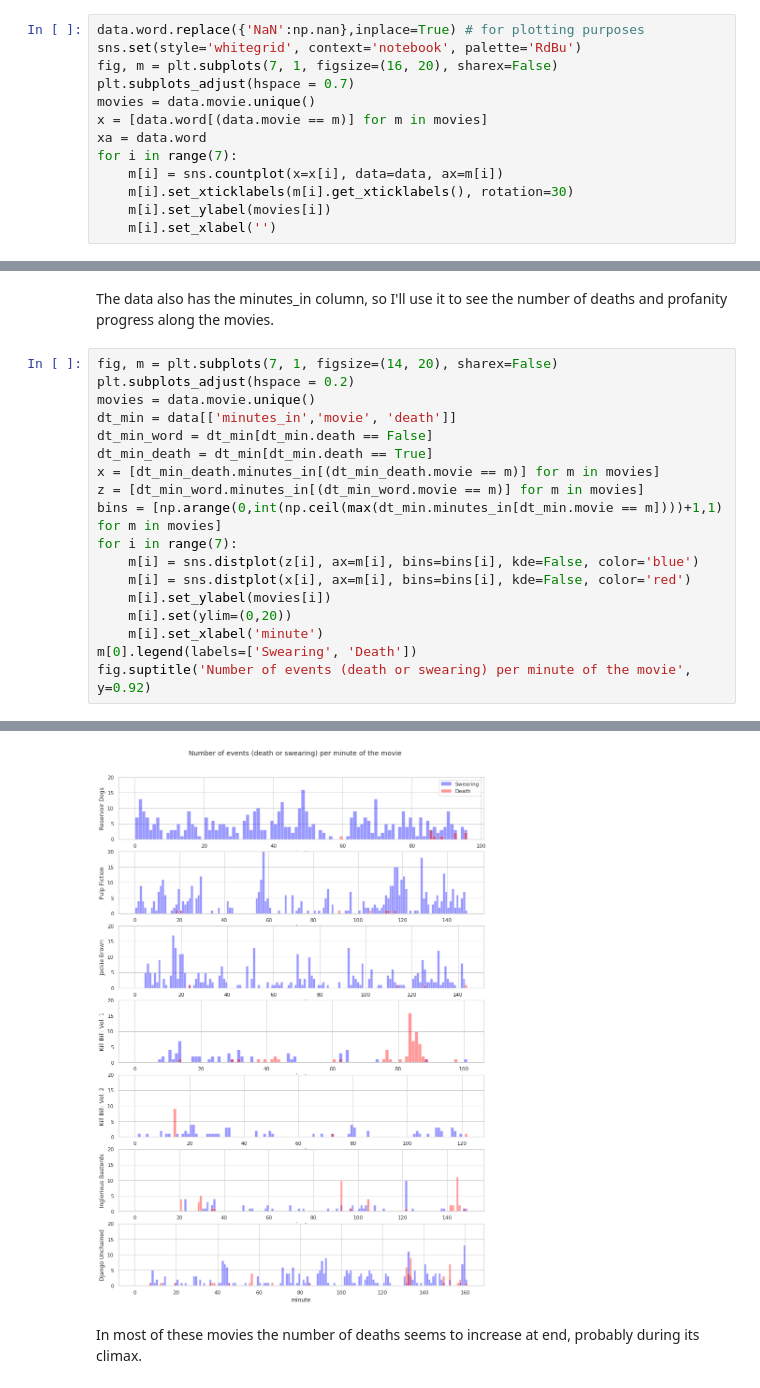
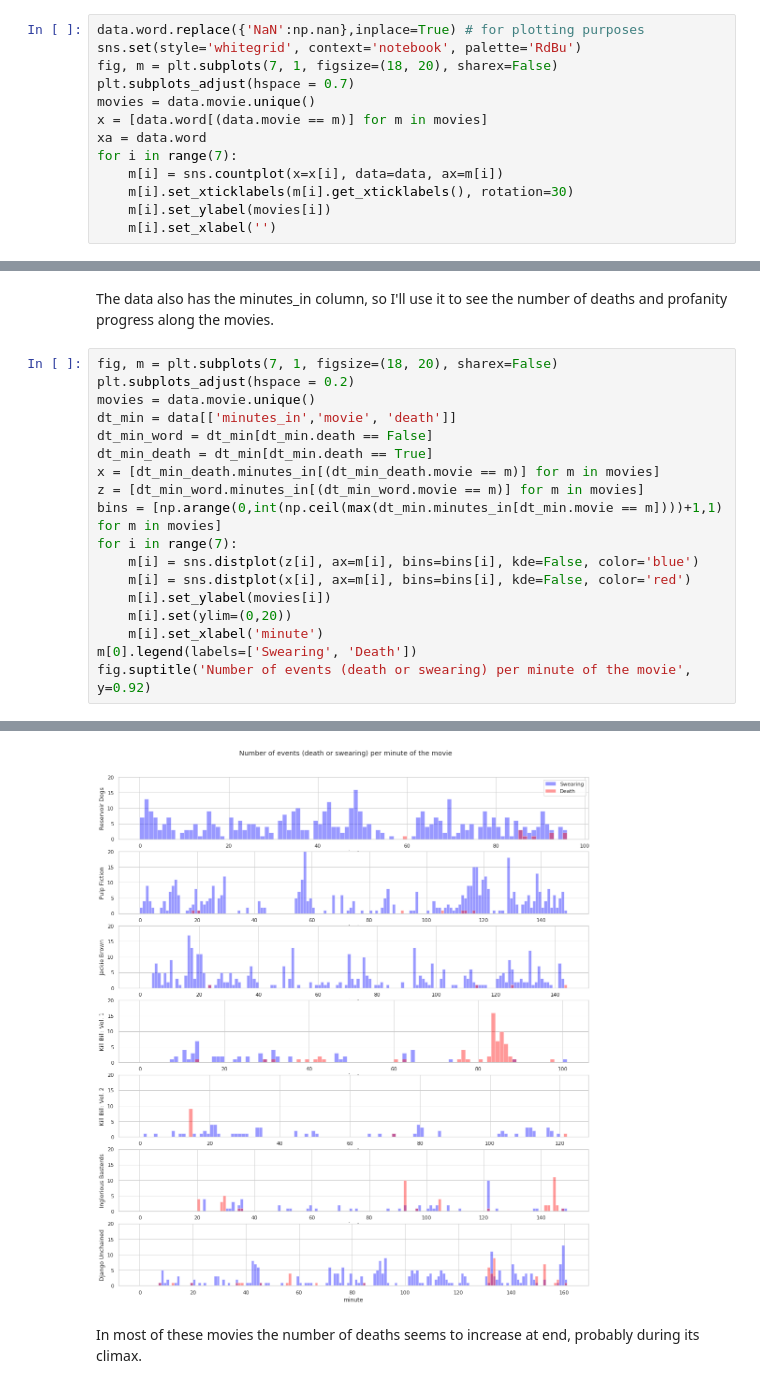
Before and after one commit to cellinebutuem/tarantino-cursing-visualization, a Jupyter notebook: tarantino-visual.ipynb, the cells around one changed output, grey strips where cells are left out. Drawn from its saved outputs; the diff is of its cells as text.

```diff
--- a/tarantino-visual.ipynb
+++ b/tarantino-visual.ipynb
@@ -141,7 +141,7 @@ Now that the data looks like this, I'll start with a few plots. The next plot is
 # %%
 data.word.replace({'NaN':np.nan},inplace=True) # for plotting purposes
 sns.set(style='whitegrid', context='notebook', palette='RdBu')
-fig, m = plt.subplots(7, 1, figsize=(16, 20), sharex=False)
+fig, m = plt.subplots(7, 1, figsize=(18, 20), sharex=False)
 plt.subplots_adjust(hspace = 0.7)
 movies = data.movie.unique()
 x = [data.word[(data.movie == m)] for m in movies]
@@ -186,25 +186,25 @@ for i in range(5):
 # %% [markdown]
 The data also has the minutes_in column, so I'll use it to see the number of deaths and profanity progress along the movies.
 # %%
-fig, m = plt.subplots(7, 1, figsize=(14, 20), sharex=False)
+fig, m = plt.subplots(7, 1, figsize=(18, 20), sharex=False)
 plt.subplots_adjust(hspace = 0.2)
 movies = data.movie.unique()
 dt_min = data[['minutes_in','movie', 'death']]
 dt_min_word = dt_min[dt_min.death == False]
 dt_min_death = dt_min[dt_min.death == True]
 x = [dt_min_death.minutes_in[(dt_min_death.movie == m)] for m in movies]
 z = [dt_min_word.minutes_in[(dt_min_word.movie == m)] for m in movies]
 bins = [np.arange(0,int(np.ceil(max(dt_min.minutes_in[dt_min.movie == m])))+1,1) for m in movies]
 for i in range(7):
     m[i] = sns.distplot(z[i], ax=m[i], bins=bins[i], kde=False, color='blue')
     m[i] = sns.distplot(x[i], ax=m[i], bins=bins[i], kde=False, color='red')
     m[i].set_ylabel(movies[i])
     m[i].set(ylim=(0,20))
     m[i].set_xlabel('minute')
 m[0].legend(labels=['Swearing', 'Death'])
 fig.suptitle('Number of events (death or swearing) per minute of the movie', y=0.92)
 # %% [output]
 Text(0.5, 0.92, 'Number of events (death or swearing) per minute of the movie')
-[figure, old version]
+[figure, new version]
 # %% [markdown]
 In most of these movies the number of deaths seems to increase at end, probably during its climax.
```
Also changed, not shown: parts of 5 cells of this notebook.
